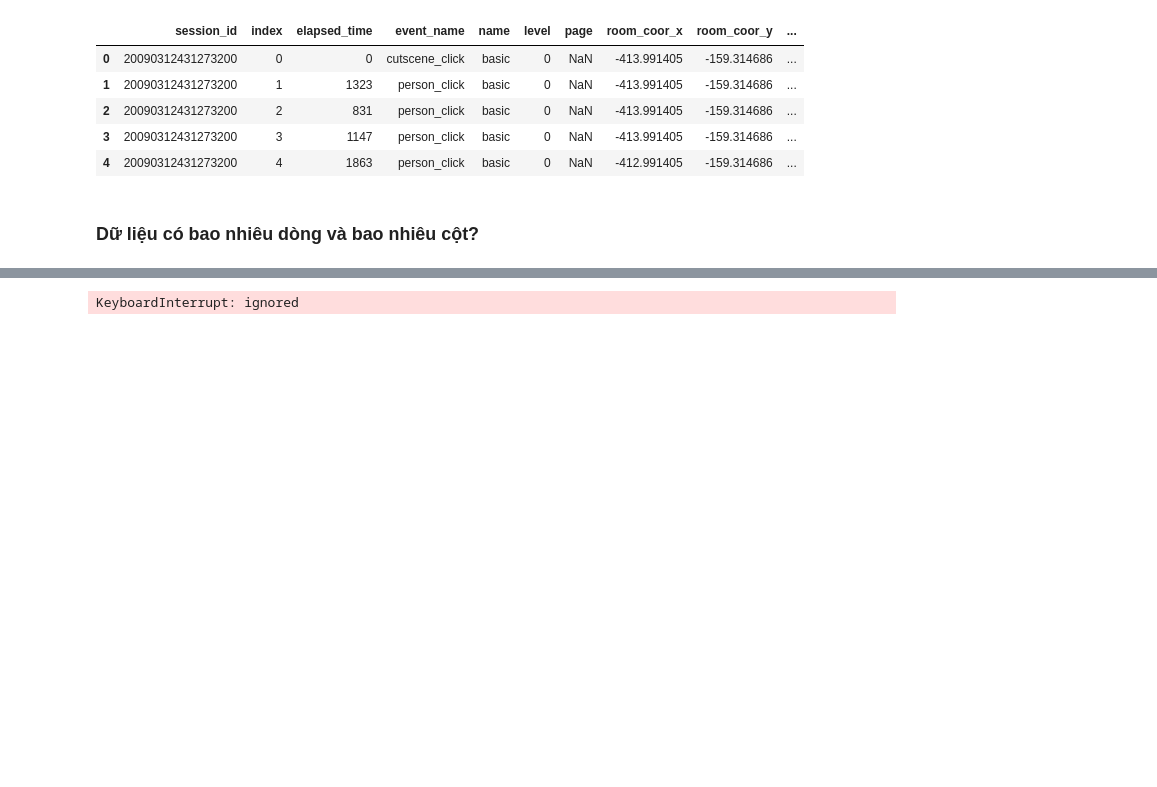
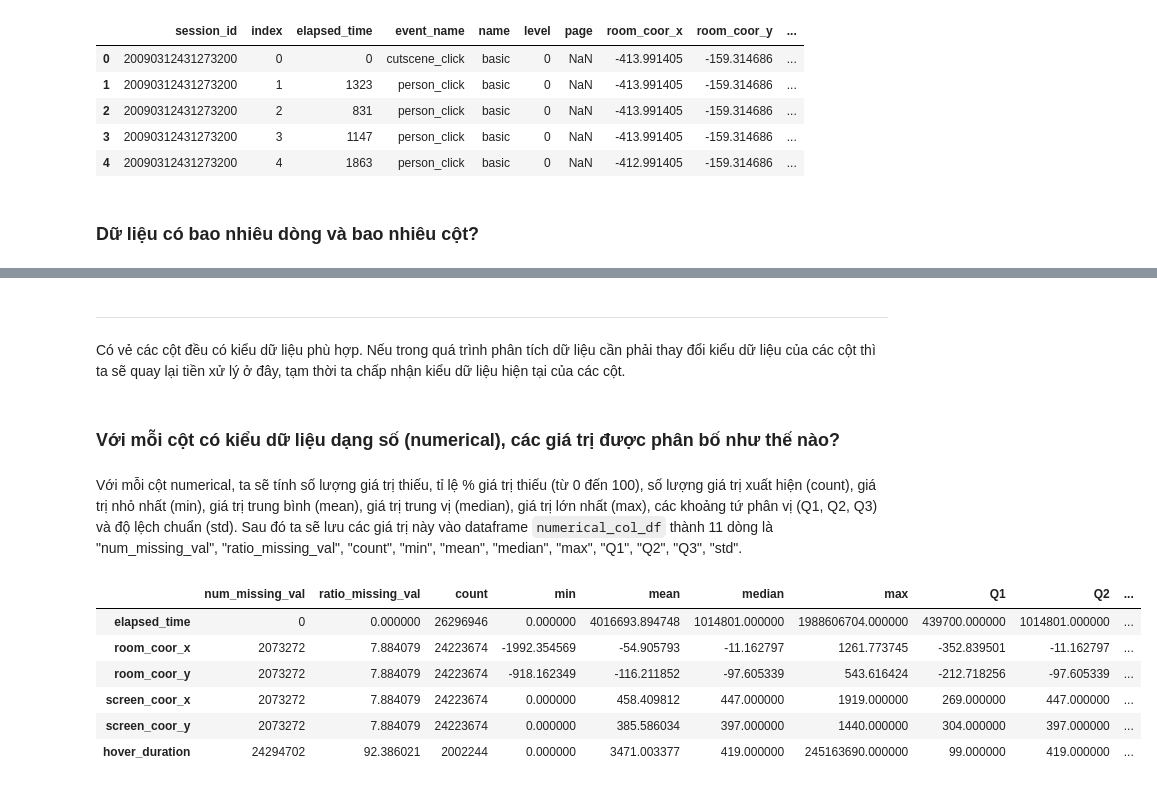
Before and after one commit to vt-khang/KHDLUD-FinalProject, a Jupyter notebook: 19120511_19120526_19120539.ipynb, the cells around one changed output, grey strips where cells are left out. Saved outputs shown, nothing was run; the diff lists cells and outputs as text; code cells hidden in the pictures; blank space fills up the shorter version.

```diff
--- a/19120511_19120526_19120539.ipynb
+++ b/19120511_19120526_19120539.ipynb
@@ -132,5 +188,35 @@ level_group        object
 dtype: object
-# %%
-df['screen_coor_x'].max().compute()
-# %% [output]
-KeyboardInterrupt: ignored
+# %% [markdown]
+---
+# %% [markdown]
+Có vẻ các cột đều có kiểu dữ liệu phù hợp. Nếu trong quá trình phân tích dữ liệu cần phải thay đổi kiểu dữ liệu của các cột thì ta sẽ quay lại tiền xử lý ở đây, tạm thời ta chấp nhận kiểu dữ liệu hiện tại của các cột.
+# %% [markdown]
+### Với mỗi cột có kiểu dữ liệu dạng số (numerical), các giá trị được phân bố như thế nào?
+# %% [markdown]
+Với mỗi cột numerical, ta sẽ tính số lượng giá trị thiếu, tỉ lệ % giá trị thiếu (từ 0 đến 100), số lượng giá trị xuất hiện (count), giá trị nhỏ nhất (min), giá trị trung bình (mean), giá trị trung vị (median), giá trị lớn nhất (max), các khoảng tứ phân vị (Q1, Q2, Q3) và độ lệch chuẩn (std). Sau đó ta sẽ lưu các giá trị này vào dataframe `numerical_col_df` thành 11 dòng là "num_missing_val", "ratio_missing_val", "count", "min", "mean", "median", "max", "Q1", "Q2", "Q3", "std".
+# %%
+def num_missing_val(s):
+  return s.isna().sum()
+def ratio_missing_val(s):
+  return s.isna().mean() * 100
+def count(s):
+  return s.count();
+def Q1(s):
+  return s.quantile(0.25)
+def Q2(s):
+  return s.quantile(0.5)
+def Q3(s):
+  return s.quantile(0.75)
+
+numerical_cols = df.select_dtypes(include = 'number').columns
+numerical_col_df = df[numerical_cols].agg([num_missing_val, ratio_missing_val, count, min, np.mean, np.median, max, Q1, Q2, Q3, np.std]).T
+numerical_col_df[['num_missing_val', 'count']] = numerical_col_df[['num_missing_val', 'count']].astype(int)
+numerical_col_df
+# %% [output]
+|  | num_missing_val | ratio_missing_val | count | min | mean | median | max | Q1 | Q2 | ... |
+| elapsed_time | 0 | 0.000000 | 26296946 | 0.000000 | 4016693.894748 | 1014801.000000 | 1988606704.000000 | 439700.000000 | 1014801.000000 | ... |
+| room_coor_x | 2073272 | 7.884079 | 24223674 | -1992.354569 | -54.905793 | -11.162797 | 1261.773745 | -352.839501 | -11.162797 | ... |
+| room_coor_y | 2073272 | 7.884079 | 24223674 | -918.162349 | -116.211852 | -97.605339 | 543.616424 | -212.718256 | -97.605339 | ... |
+| screen_coor_x | 2073272 | 7.884079 | 24223674 | 0.000000 | 458.409812 | 447.000000 | 1919.000000 | 269.000000 | 447.000000 | ... |
+| screen_coor_y | 2073272 | 7.884079 | 24223674 | 0.000000 | 385.586034 | 397.000000 | 1440.000000 | 304.000000 | 397.000000 | ... |
+| hover_duration | 24294702 | 92.386021 | 2002244 | 0.000000 | 3471.003377 | 419.000000 | 245163690.000000 | 99.000000 | 419.000000 | ... |
```
Also changed, not shown: parts of 47 cells of this notebook.
